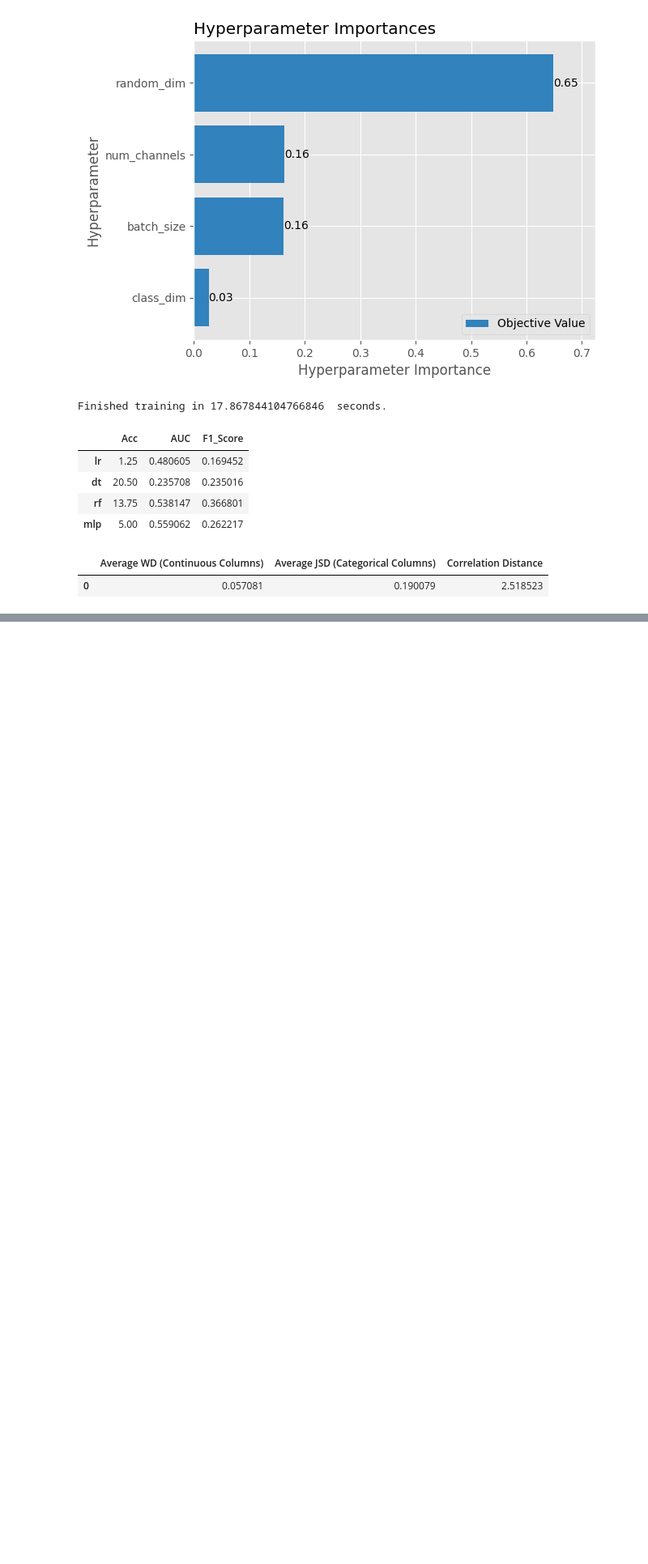
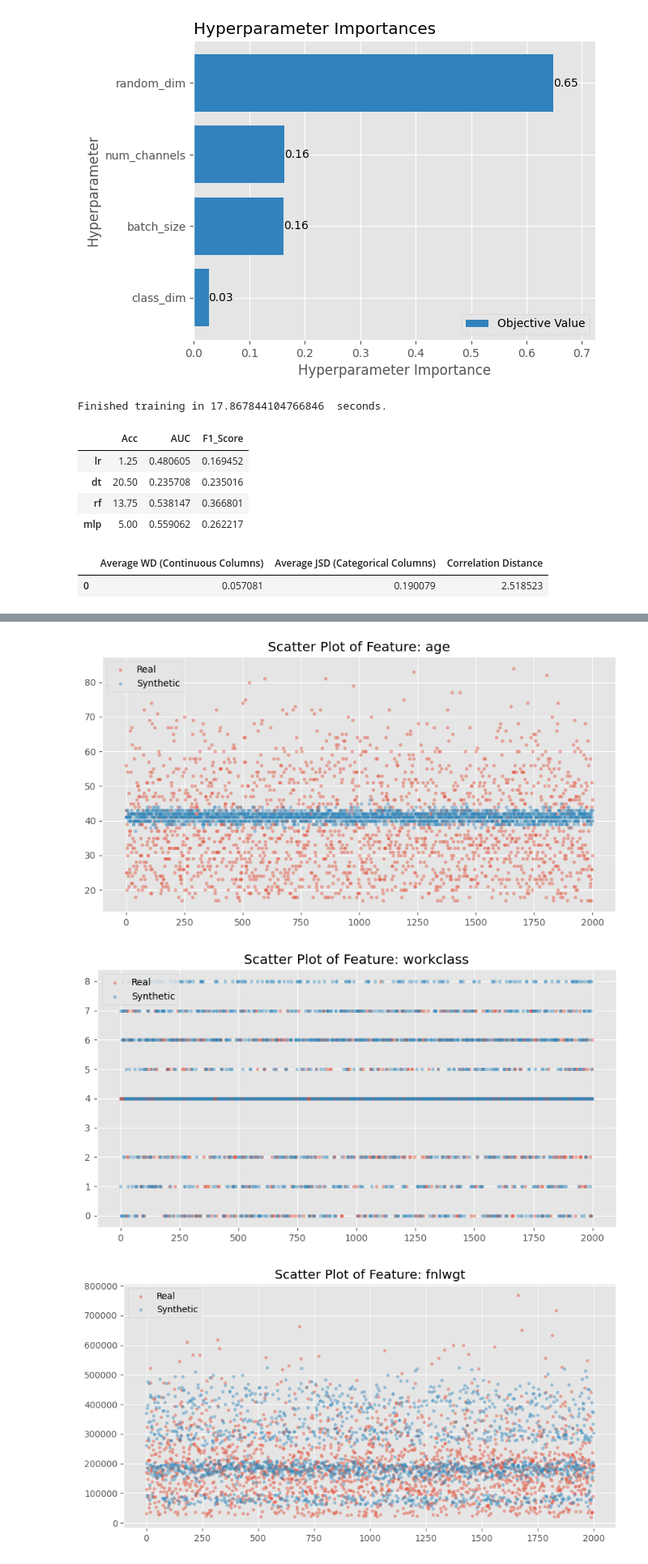
Before and after one commit to Hasherino/CTAB-GAN-DP-experiment, a Jupyter notebook: Experiment_Script_Adult.ipynb, the cells around one changed output, grey strips where cells are left out. Shown at 81% size. Cells and saved outputs as stored; diff of their text form; code cells hidden in the pictures; blank space fills up the shorter version.

```diff
--- a/Experiment_Script_Adult.ipynb
+++ b/Experiment_Script_Adult.ipynb
@@ -278,0 +352,6 @@ privacy_results
+# %%
+scatter_plot_comparison(real_df, fake_best_df, real_df.columns)
+# %% [output]
+[figure, added]
+[figure, added]
+[figure, added]
```
Also changed, not shown: parts of 11 cells of this notebook.
